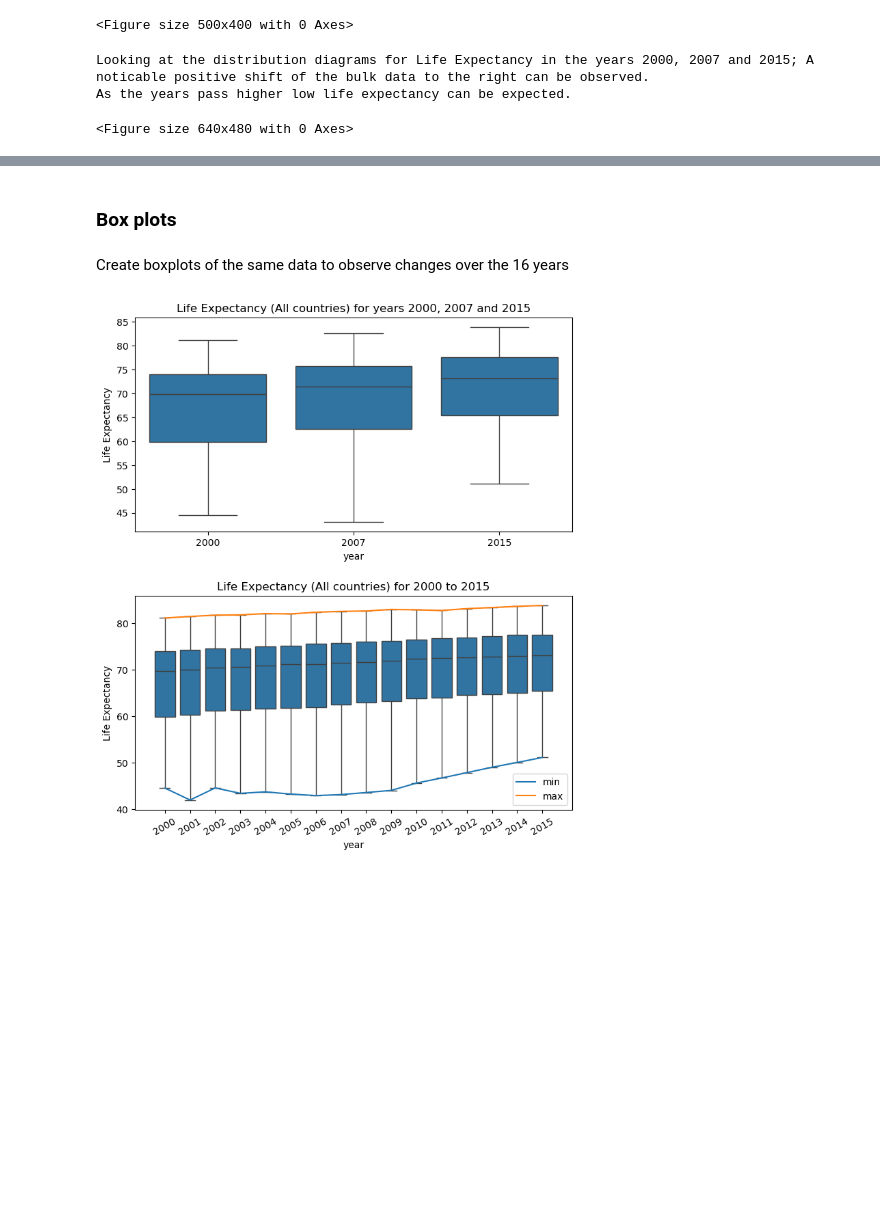
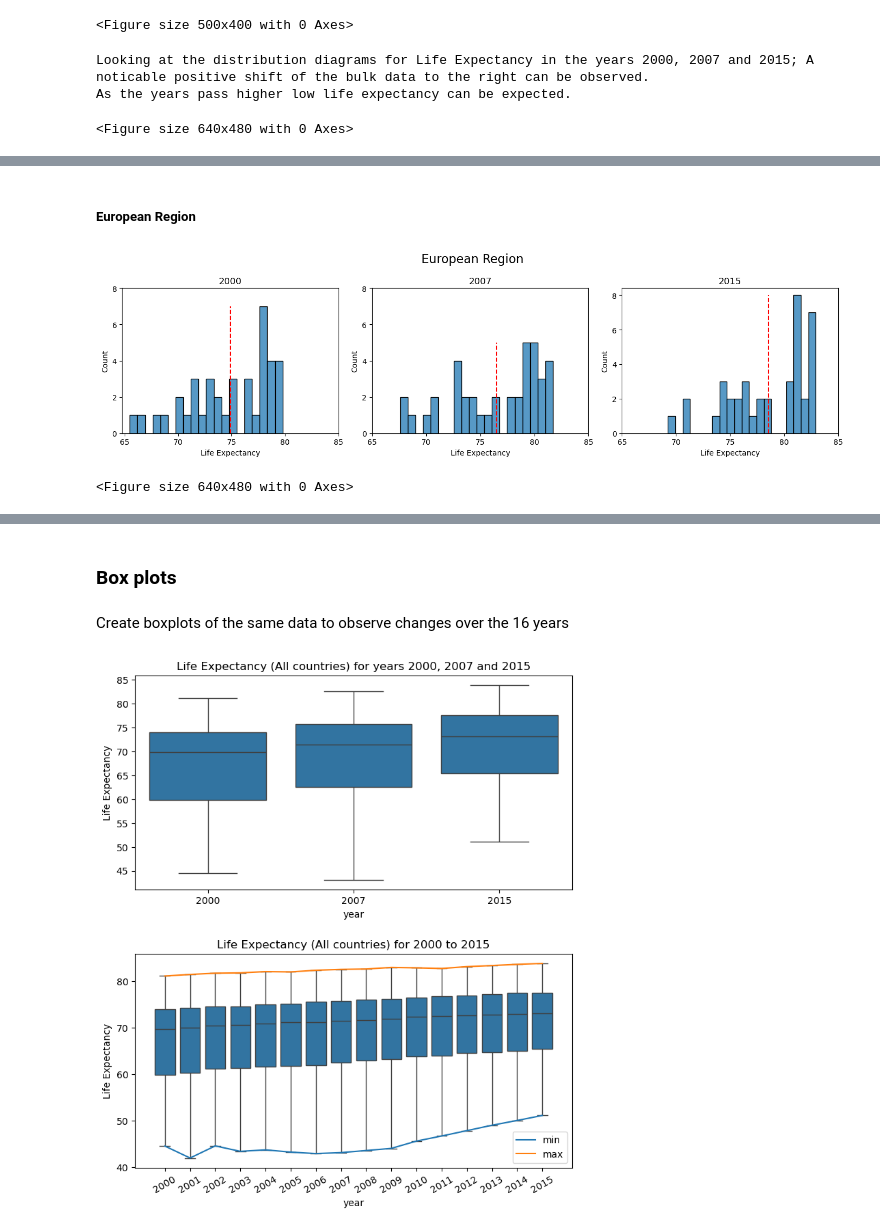
Before and after one commit to WVDevCode/Life_Expectancy_and_GDP, a Jupyter notebook: Notebooks/descriptive_analysis.ipynb, the cells around one changed output, grey strips where cells are left out. Cells and saved outputs as stored; diff of their text form; code cells hidden in the pictures; blank space fills up the shorter version.

```diff
--- a/Notebooks/descriptive_analysis.ipynb
+++ b/Notebooks/descriptive_analysis.ipynb
@@ -51,7 +51,7 @@ central_asia = pd.read_csv('../Datasets/Cleaned_datasets/World_regions/Asia/Cent
 middle_east = pd.read_csv('../Datasets/Cleaned_datasets/World_regions/Asia/Middle_East.csv').drop(columns=['Unnamed: 0'])
 
 # European region
-european_region = pd.read_csv('../Datasets/Cleaned_datasets/World_regions/Europe/Europian_region.csv')
+european_region = pd.read_csv('../Datasets/Cleaned_datasets/World_regions/Europe/European_region.csv')
 
 northern_europe = pd.read_csv('../Datasets/Cleaned_datasets/World_regions/Europe/Northern_Europe.csv').drop(columns=['Unnamed: 0'])
 western_europe = pd.read_csv('../Datasets/Cleaned_datasets/World_regions/Europe/Western_Europe.csv').drop(columns=['Unnamed: 0'])
@@ -151,0 +280,43 @@ As the years pass higher low life expectancy can be expected.
+# %% [markdown]
+##### European Region
+# %%
+year_2000_life_exp_europe = european_region['life_expectancy'][european_region['year'] == 2000]
+year_2000_life_exp_europe_mean = np.mean(european_region['life_expectancy'][european_region['year'] == 2000])
+year_2007_life_exp_europe = european_region['life_expectancy'][european_region['year'] == 2007]
+year_2007_life_exp_europe_mean = np.mean(european_region['life_expectancy'][european_region['year'] == 2007])
+year_2015_life_exp_europe = european_region['life_expectancy'][european_region['year'] == 2015]
+year_2015_life_exp_europe_mean = np.mean(european_region['life_expectancy'][european_region['year'] == 2015])
+
+fig, ax = plt.subplots(1, 3, figsize= (14, 4))
+fig.suptitle('European Region', fontsize = 16)
+
+sns.histplot(data=year_2000_life_exp_europe,  bins=20, ax=ax[0])
+ax[0].set_title('2000')
+ax[0].vlines(year_2000_life_exp_europe_mean, 0, 7, colors='red', linestyles='--')
+ax[0].set_xlabel('Life Expectancy')
+ax[0].set_xlim()
+ax[0].set_xticks(range(65, 86, 5))
+ax[0].set_yticks(range(0, 9, 2))
+
+sns.histplot(list(year_2007_life_exp_europe), bins=20, ax=ax[1])
+ax[1].vlines(year_2007_life_exp_europe_mean, 0, 5, colors='red', linestyles='--')
+ax[1].set_title('2007')
+ax[1].set_xlabel('Life Expectancy')
+ax[1].set_xlim()
+ax[1].set_xticks(range(65, 86, 5))
+ax[1].set_yticks(range(0, 9, 2))
+
+sns.histplot(list(year_2015_life_exp_europe), bins=20, ax=ax[2])
+ax[2].vlines(year_2015_life_exp_europe_mean, 0, 8, colors='red', linestyles='--')
+ax[2].set_title('2015')
+ax[2].set_xlabel('Life Expectancy')
+ax[2].set_xlim()
+ax[2].set_xticks(range(65, 86, 5))
+ax[2].set_yticks(range(0, 9, 2))
+
+plt.tight_layout()
+plt.show()
+plt.clf()
+# %% [output]
+[figure, added]
+<Figure size 640x480 with 0 Axes>
```
Also changed, not shown: parts of 26 cells of this notebook, 39 other files.
